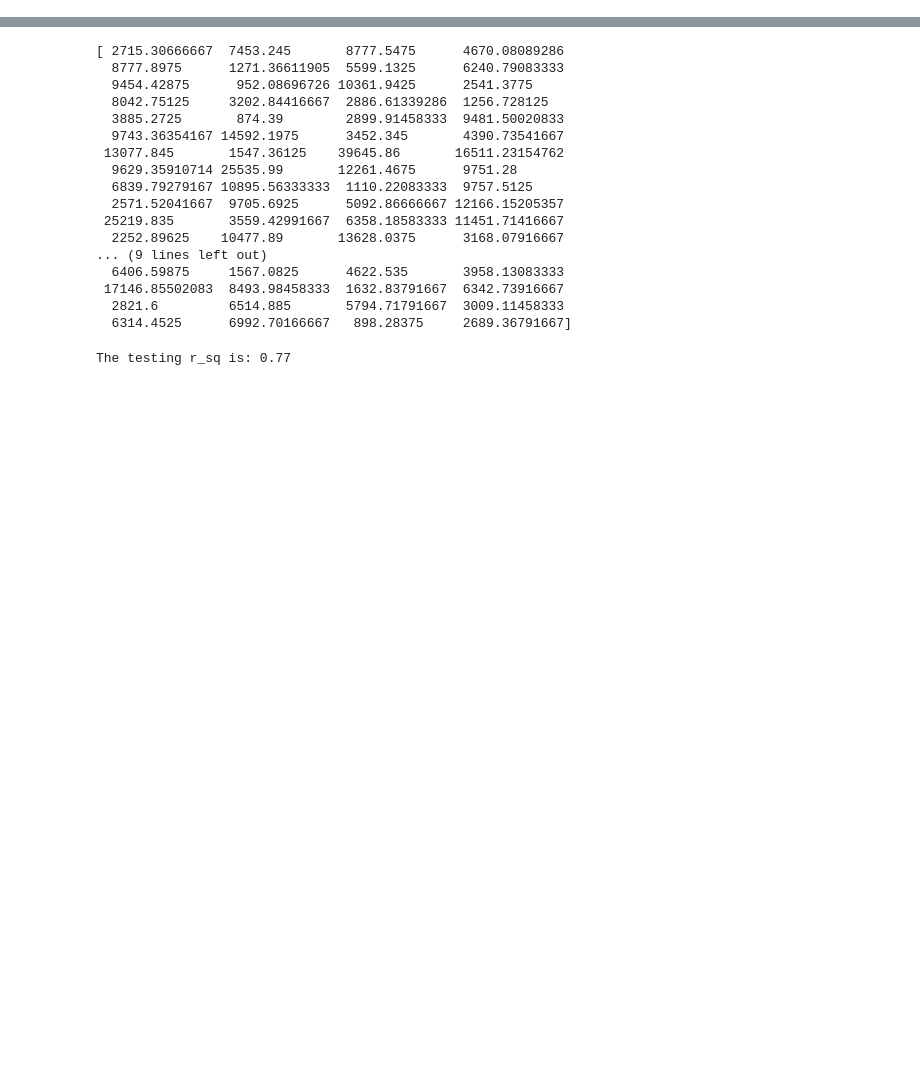
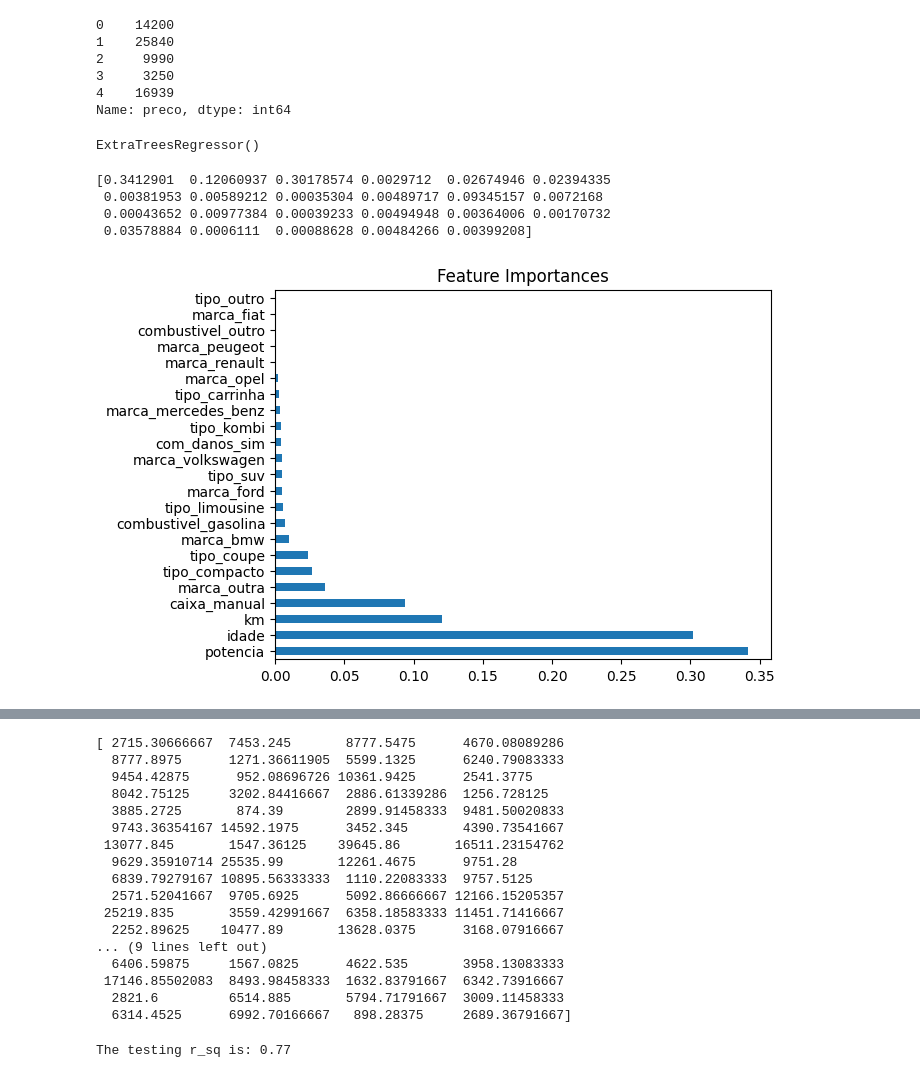
Before and after one commit to Juskocode/AutoPricePredict-AI-Driven-Used-Car-Valuation, a Jupyter notebook: source/RandomForestML.ipynb, the cells around one changed output, grey strips where cells are left out. Saved outputs shown, nothing was run; the diff lists cells and outputs as text; code cells hidden in the pictures; blank space fills up the shorter version.

```diff
--- a/source/RandomForestML.ipynb
+++ b/source/RandomForestML.ipynb
@@ -60,6 +185,6 @@ data.head()
 # %%
 # The input and output features preparation
-X = data.drop(['preco', 'id', 'ano_registo'], axis = 1)
+X = data.drop(['preco', 'id'], axis = 1)
 # %%
 X.shape
 # %% [output]
@@ -81,3 +202,39 @@ print(X[:10])
+# %%
+y.head()
+# %% [output]
+0    14200
+1    25840
+2     9990
+3     3250
+4    16939
+Name: preco, dtype: int64
+# %%
+from sklearn.ensemble import ExtraTreesRegressor
+#in ensemble predictions of several base estimators are built in with a given learning algorithm.
+#we used ExtraTreesRegressor
+model = ExtraTreesRegressor()
+#This class implements a meta estimator that fits a number of randomized decision trees
+#on various sub-samples of the dataset and uses averaging to improve the
+#predictive accuracy and control over-fitting.
+model.fit(X,y)
+# %% [output]
+ExtraTreesRegressor()
+# %%
+print(model.feature_importances_)
+#shows the feature importance that contribute to the selling price feature
+# %% [output]
+[0.3412901  0.12060937 0.30178574 0.0029712  0.02674946 0.02394335
+ 0.00381953 0.00589212 0.00035304 0.00489717 0.09345157 0.0072168
+ 0.00043652 0.00977384 0.00039233 0.00494948 0.00364006 0.00170732
+ 0.03578884 0.0006111  0.00088628 0.00484266 0.00399208]
+# %%
+#plot graph of feature importances for better visualization
+feat_importances = pd.Series(model.feature_importances_, index=X.columns)
+feat_importances.nlargest(23).plot(kind='barh')
+plt.title('Feature Importances')
+plt.show()
+# %% [output]
+[figure, added]
 # %%
 # Spliting the data into training and testing dataset
 from sklearn.model_selection import train_test_split
```
Also changed, not shown: parts of 42 cells of this notebook.
